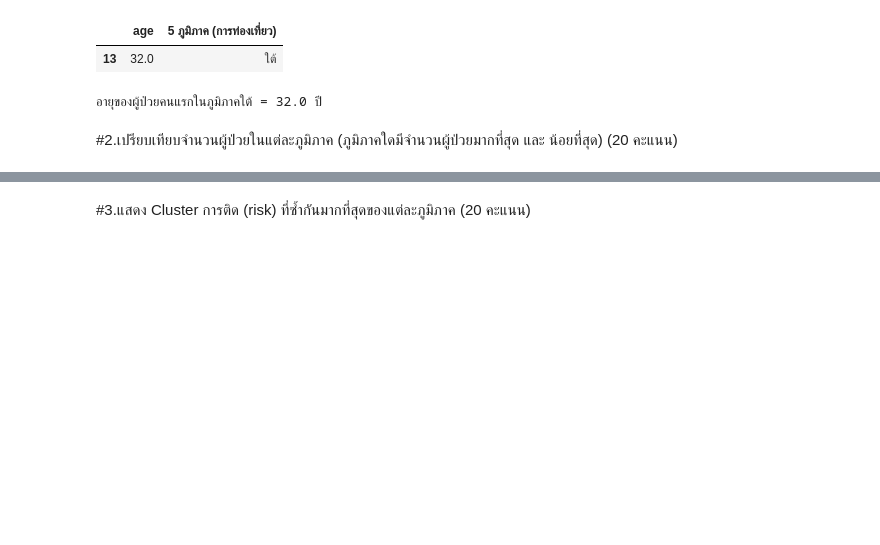
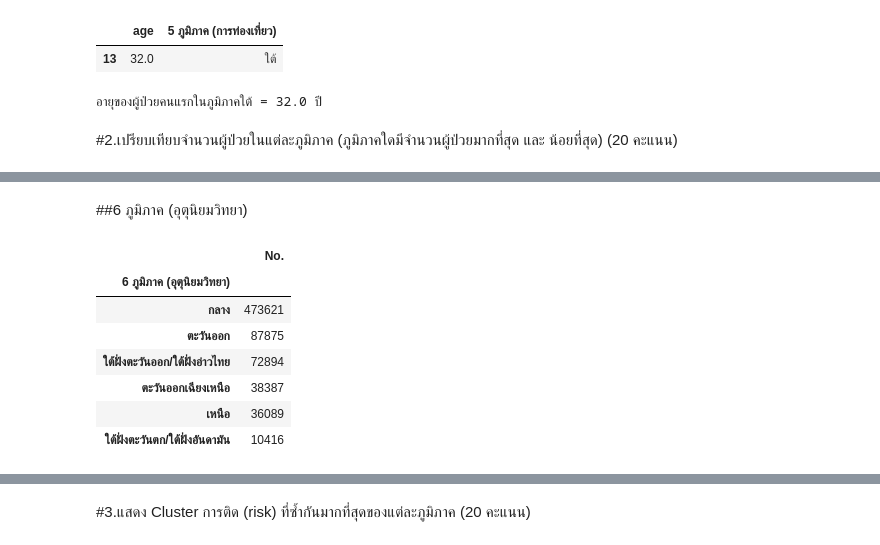
Before and after one commit to sskboonmee/data_viz_2022, a Jupyter notebook: BasicPython&DataViz_midterm2022.ipynb, the cells around one changed output, grey strips where cells are left out. Cells and saved outputs as stored; diff of their text form; code cells hidden in the pictures; blank space fills up the shorter version.

```diff
--- a/BasicPython&DataViz_midterm2022.ipynb
+++ b/BasicPython&DataViz_midterm2022.ipynb
@@ -620,0 +663,14 @@ print(f'อายุของผู้ป่วยคนแรกในภูม
+# %% [markdown]
+##6 ภูมิภาค (อุตุนิยมวิทยา)
+# %%
+no2_6met = data_drop.groupby('6 ภูมิภาค (อุตุนิยมวิทยา)')[['No.']].count().sort_values(by=['No.'],ascending=False)
+no2_6met
+# %% [output]
+|  | No. |
+| 6 ภูมิภาค (อุตุนิยมวิทยา) |  |
+| กลาง | 473621 |
+| ตะวันออก | 87875 |
+| ใต้ฝั่งตะวันออก/ใต้ฝั่งอ่าวไทย | 72894 |
+| ตะวันออกเฉียงเหนือ | 38387 |
+| เหนือ | 36089 |
+| ใต้ฝั่งตะวันตก/ใต้ฝั่งอันดามัน | 10416 |
```
Also changed, not shown: parts of 12 cells of this notebook.
